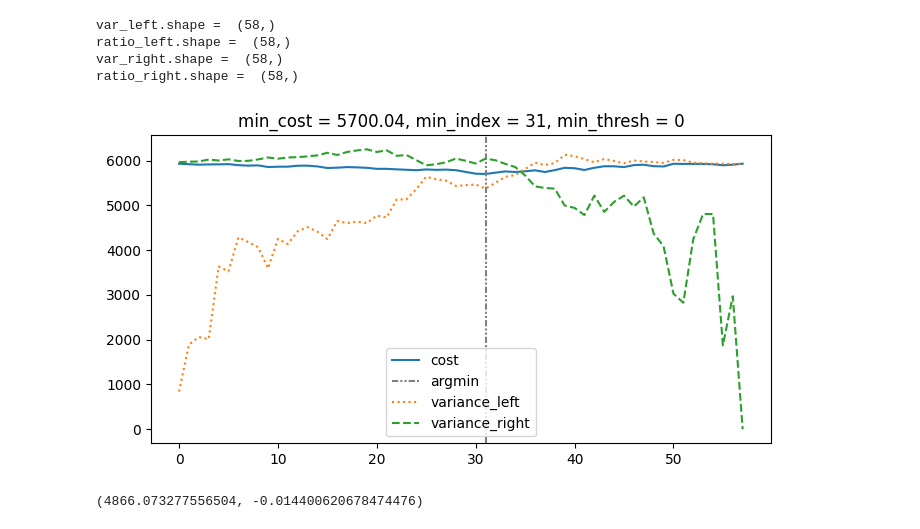
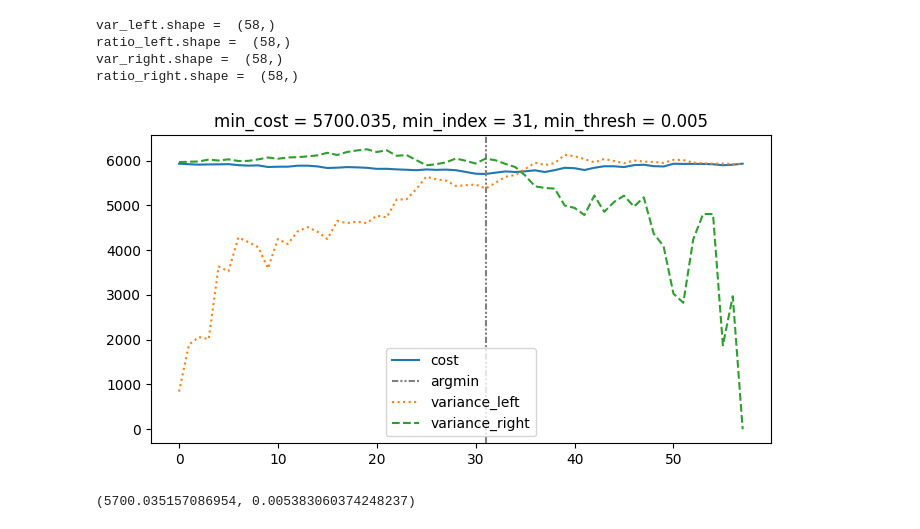
Before and after one commit to jumzzz/prob-ml, a Jupyter notebook: ch18/decision_trees/implementation/01-impl-min-threshold.ipynb, the cells around one changed output. Drawn from its saved outputs; the diff is of its cells as text; code cells hidden in the pictures.

```diff
--- a/ch18/decision_trees/implementation/01-impl-min-threshold.ipynb
+++ b/ch18/decision_trees/implementation/01-impl-min-threshold.ipynb
@@ -170,26 +170,26 @@ ratio_right.shape =  (58,)
 # %%
 ### This is what we want to minimize
 thresh_cost = ratio_left * var_left + ratio_right * var_right
 min_index = np.argmin(thresh_cost)
 
 min_cost = np.min(thresh_cost)
 min_cost = float(min_cost)
-min_cost = round(min_cost, 2)
+min_cost = round(min_cost, 3)
 
 min_thresh = thresh.reshape(-1)[min_index]
 min_thresh = float(min_thresh)
-min_thresh = round(min_thresh)
+min_thresh = round(min_thresh, 3)
 
 plt.figure(figsize=plt_figsize)
 plt.plot(np.arange(thresh_cost.shape[0]), thresh_cost, label='cost')
 plt.axvline(min_index, color='gray', label='argmin', linestyle=(0, (3, 1, 1, 1, 1, 1)))
 plt.plot(np.arange(var_left.shape[0]), var_left, label='variance_left', linestyle='dotted')
 plt.plot(np.arange(var_right.shape[0]), var_right, label='variance_right', linestyle='dashed')
 plt.legend()
 plt.title(f'min_cost = {min_cost}, min_index = {min_index}, min_thresh = {min_thresh}')
 plt.show()
 # %% [output]
-[figure, old version]
+[figure, new version]
 # %%
 def split_by_min_thresh(X, feat_index):
     thresh = np.unique(X[:,feat_index]).reshape(1,-1)
@@ -233,6 +234,6 @@ def split_by_min_thresh(X, feat_index):
 
     return min_cost, min_thresh
 # %%
-split_by_min_thresh(X, 7)
+split_by_min_thresh(X, 0)
 # %% [output]
-(4866.073277556504, -0.014400620678474476)
+(5700.035157086954, 0.005383060374248237)
```
Also changed, not shown: parts of 1 cell of this notebook.
